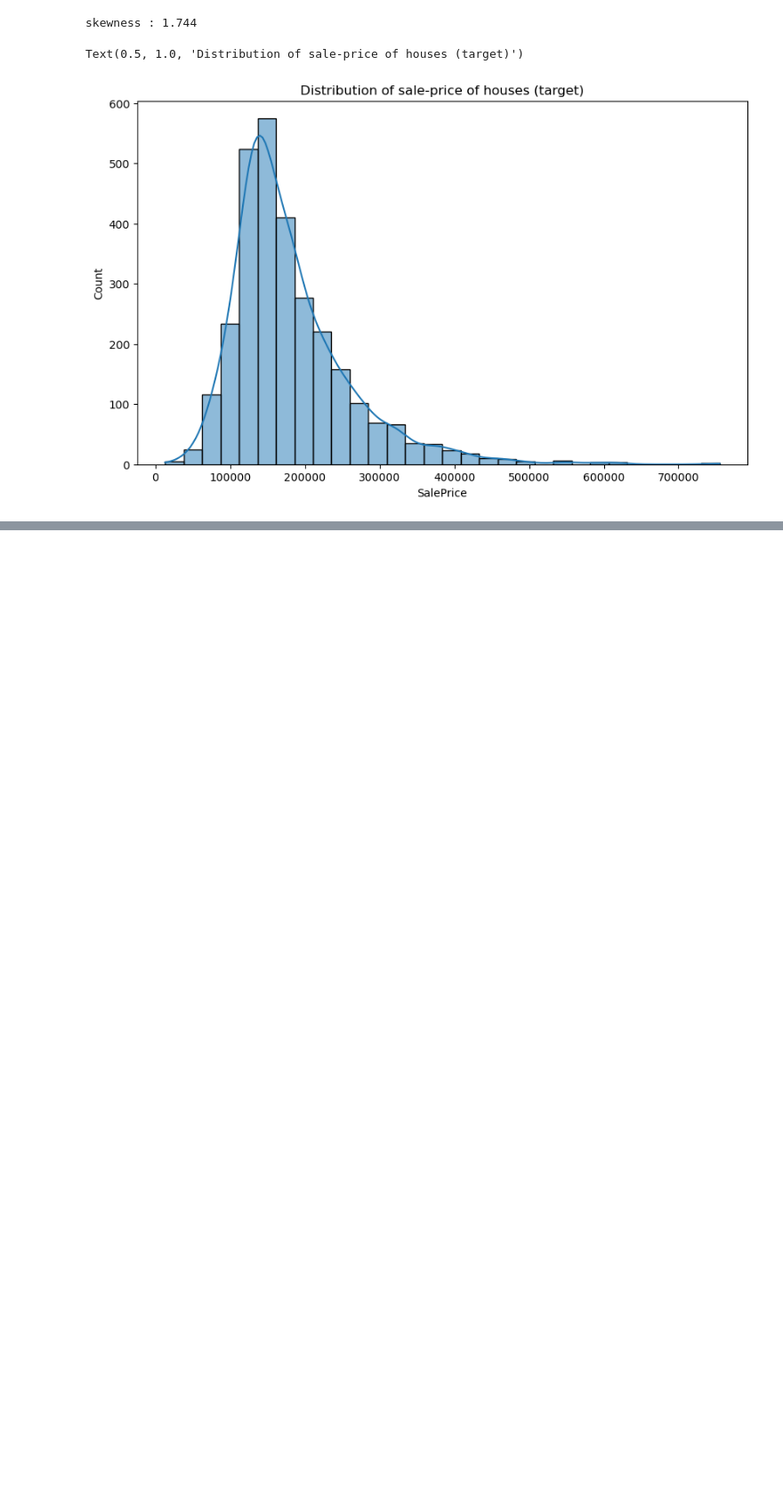
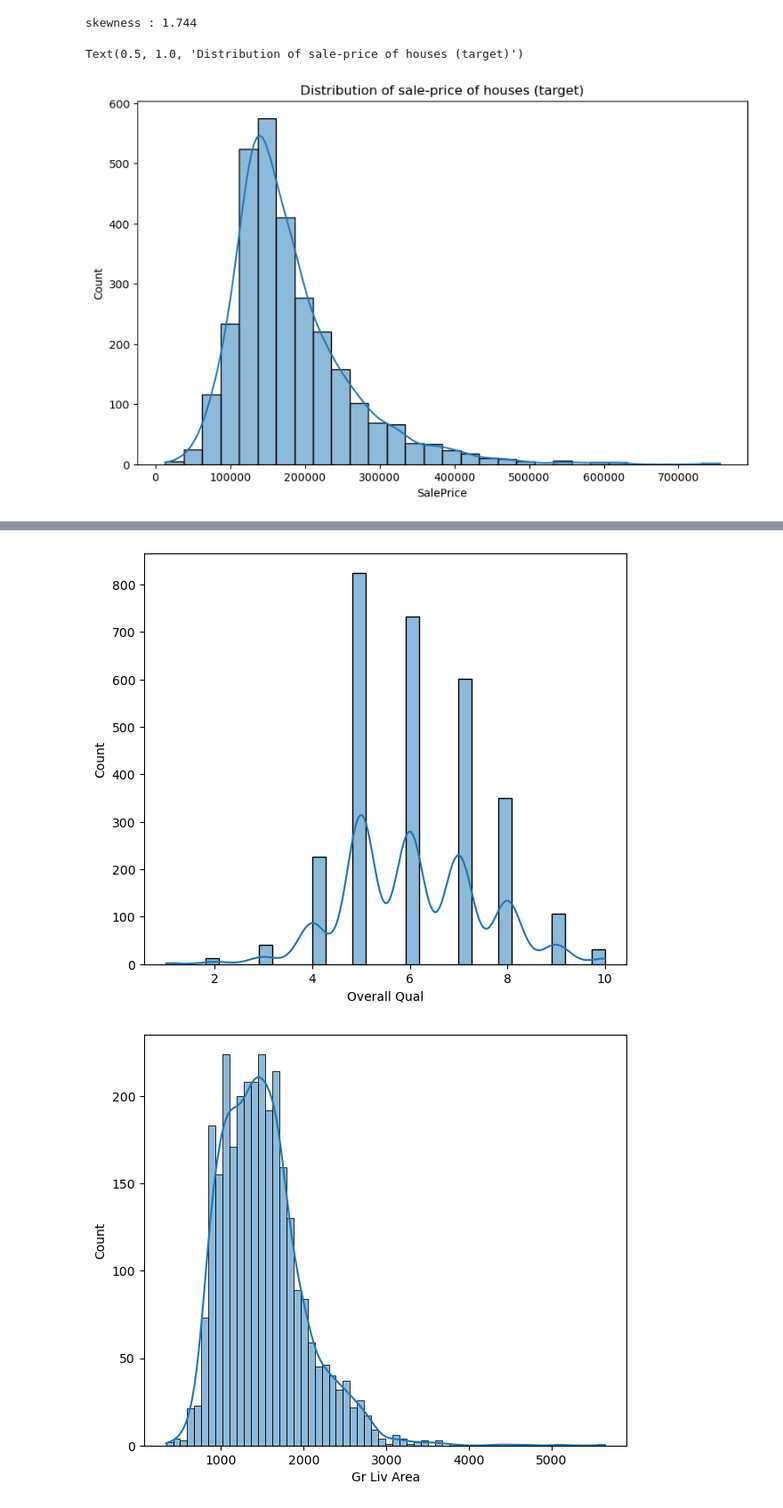
Before and after one commit to ameeqio/house-price-prediction-ml, a Jupyter notebook: notebooks/eda.ipynb, the cells around one changed output, grey strips where cells are left out. Shown at 89% size. Saved outputs shown, nothing was run; the diff lists cells and outputs as text; code cells hidden in the pictures; blank space fills up the shorter version.

```diff
--- a/notebooks/eda.ipynb
+++ b/notebooks/eda.ipynb
@@ -146,0 +168,9 @@ quant_features = ['Order', 'PID', 'MS SubClass', 'Lot Frontage', 'Lot Area',
+# %%
+# histogram-plots for selected numeric vars
+vars_highcorr = ['Overall Qual', 'Gr Liv Area', 'Garage Area', 'Garage Cars', 'Total Bsmt SF', '1st Flr SF', 'Year Built', 'TotRms AbvGrd']
+for var in vars_highcorr :
+    plt.figure(figsize = (7, 6))
+    sns.histplot(data = df, x = var, kde = True)
+# %% [output]
+[figure, added]
+[figure, added]
```
Also changed, not shown: parts of 9 cells of this notebook, 1 other file.
